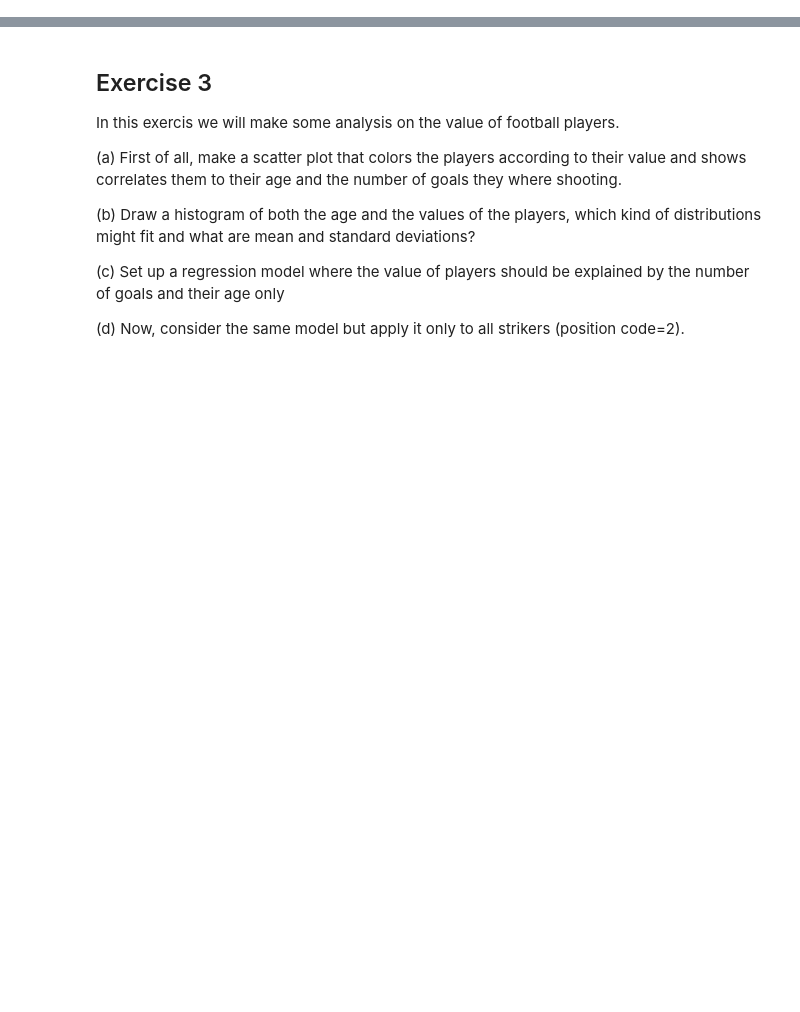
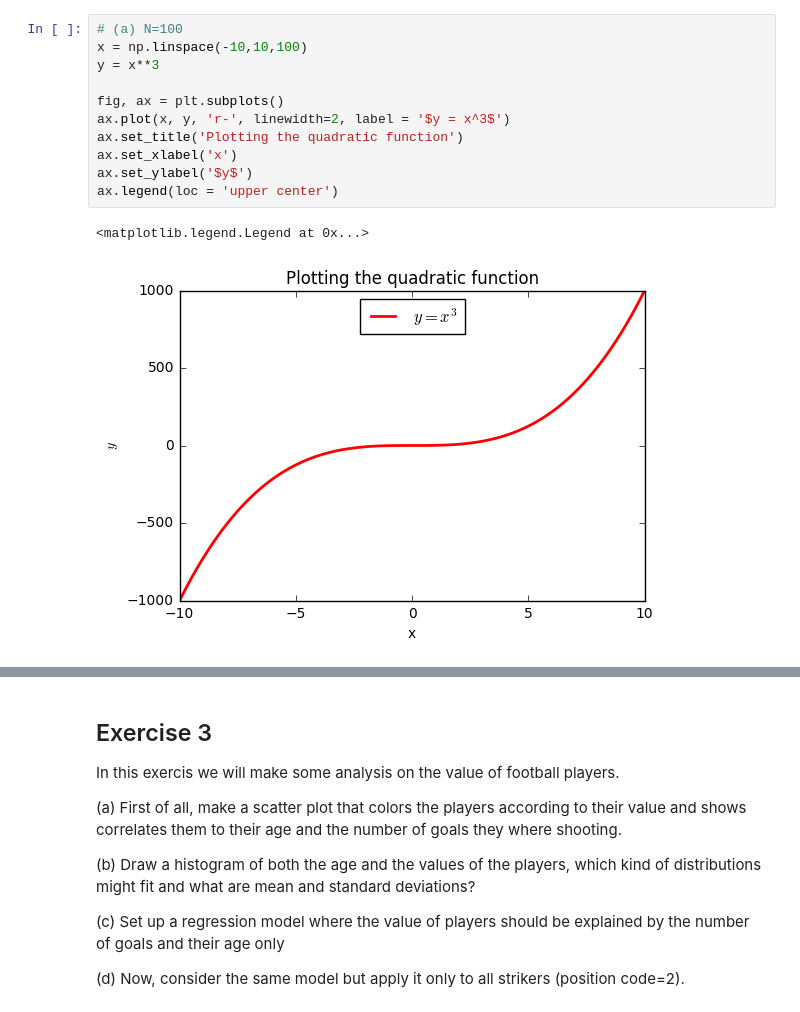
Before and after one commit to Moony2D/Python-Intro-ifo, a Jupyter notebook: PS_Scipy.ipynb, the cells around one changed output, grey strips where cells are left out. Saved outputs shown, nothing was run; the diff lists cells and outputs as text; blank space fills up the shorter version.

```diff
--- a/PS_Scipy.ipynb
+++ b/PS_Scipy.ipynb
@@ -7,0 +24,14 @@ Some more advanced plotting
+# %%
+# (a) N=100
+x = np.linspace(-10,10,100)
+y = x**3
+
+fig, ax = plt.subplots()
+ax.plot(x, y, 'r-', linewidth=2, label = '$y = x^3$')
+ax.set_title('Plotting the quadratic function')
+ax.set_xlabel('x')
+ax.set_ylabel('$y$')
+ax.legend(loc = 'upper center')
+# %% [output]
+<matplotlib.legend.Legend at 0x...>
+[figure, added]
```
Also changed, not shown: parts of 7 cells of this notebook.
